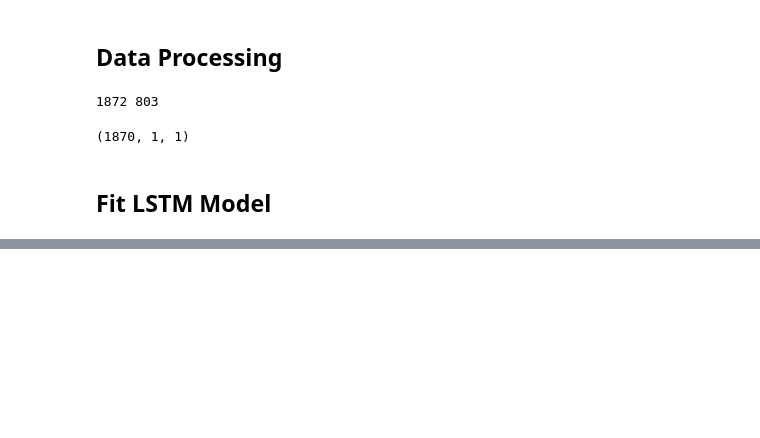
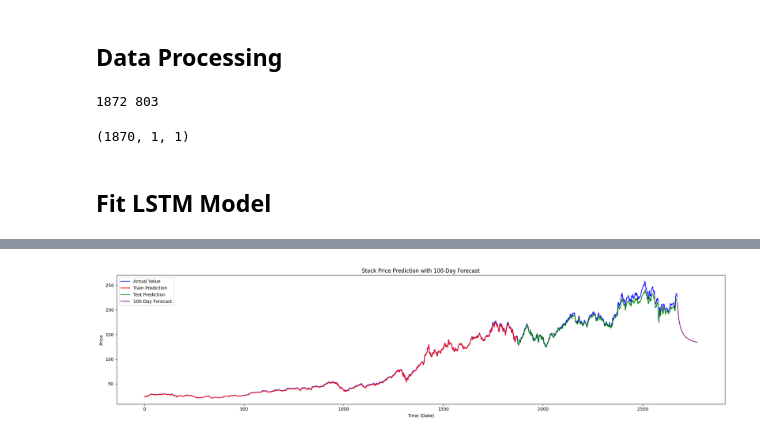
Before and after one commit to simonepietraroia/Stock-Price-Predictor, a Jupyter notebook: APPL_Stock_Prediction.ipynb, the cells around one changed output, grey strips where cells are left out. Drawn from its saved outputs; the diff is of its cells as text; code cells hidden in the pictures; blank space fills up the shorter version.

Commit message:
second model

```diff
--- a/APPL_Stock_Prediction.ipynb
+++ b/APPL_Stock_Prediction.ipynb
@@ -298,0 +299,50 @@ cc=df1[0:train_size,:]
+# %%
+look_back = 1
+last_day_scaled = df1[-look_back:]
+future_predictions_scaled = []
+
+# Loop to predict the next 100 days
+for _ in range(100):
+    predicted_next_day_scaled = model.predict(last_day_scaled.reshape(1, 1, look_back), verbose=0)[0][0]
+    future_predictions_scaled.append(predicted_next_day_scaled)
+    last_day_scaled = np.array([predicted_next_day_scaled]).reshape(1, look_back, 1)
+
+# Inverse transform the predictions to the original price scale
+future_predictions = scaler.inverse_transform(np.array(future_predictions_scaled).reshape(-1, 1))
+
+# Now, create the new plot
+trainPredictPlot = np.empty_like(df1)
+trainPredictPlot[:, :] = np.nan
+trainPredictPlot[look_back:len(trainPredict) + look_back, :] = trainPredict
+
+testPredictPlot = np.empty_like(df1)
+testPredictPlot[:, :] = np.nan
+testPredictPlot[len(trainPredict) + (look_back * 2) + 1:len(df1) - 1, :] = testPredict
+
+# Create a new array for future predictions to be plotted
+futurePredictPlot = np.empty_like(df1)
+futurePredictPlot[:, :] = np.nan
+last_index = len(df1) - 1
+futurePredictPlot = np.concatenate((futurePredictPlot, future_predictions), axis=0)
+
+# Shift the future predictions to the end of the original data index for plotting
+plot_index = np.arange(last_index + 1, last_index + 101)
+future_data_df = pd.DataFrame(future_predictions, index=plot_index)
+
+# Plot everything
+plt.figure(figsize=(20, 5))
+plt.subplot(1, 1, 1)
+
+plt.plot(scaler.inverse_transform(df1), color='blue', label='Actual Value')
+plt.plot(trainPredictPlot, color='red', label='Train Prediction')
+plt.plot(testPredictPlot, color='green', label='Test Prediction')
+plt.plot(future_data_df, color='purple', label='100-Day Forecast')
+
+plt.title('Stock Price Prediction with 100-Day Forecast')
+plt.xlabel('Time (Date)')
+plt.ylabel('Price')
+plt.legend(loc='best')
+plt.tight_layout()
+plt.show()
+# %% [output]
+[figure, added]
```
Also changed, not shown: parts of 9 cells of this notebook, 3 other files.
